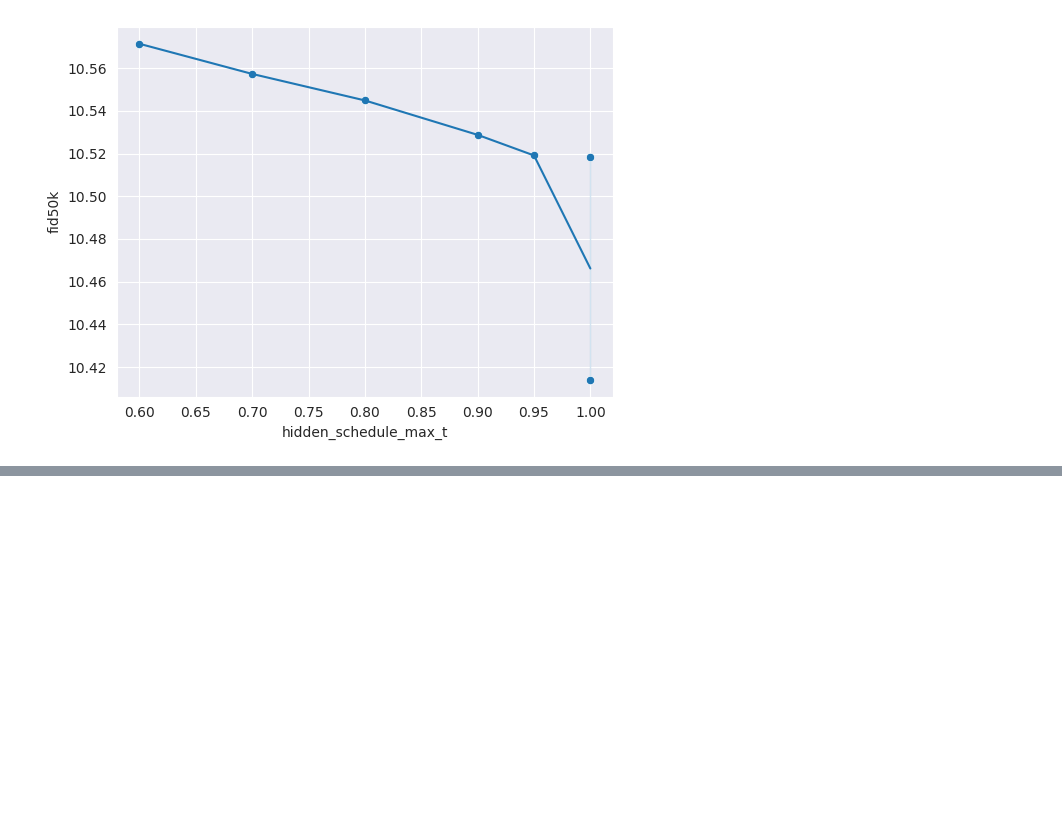
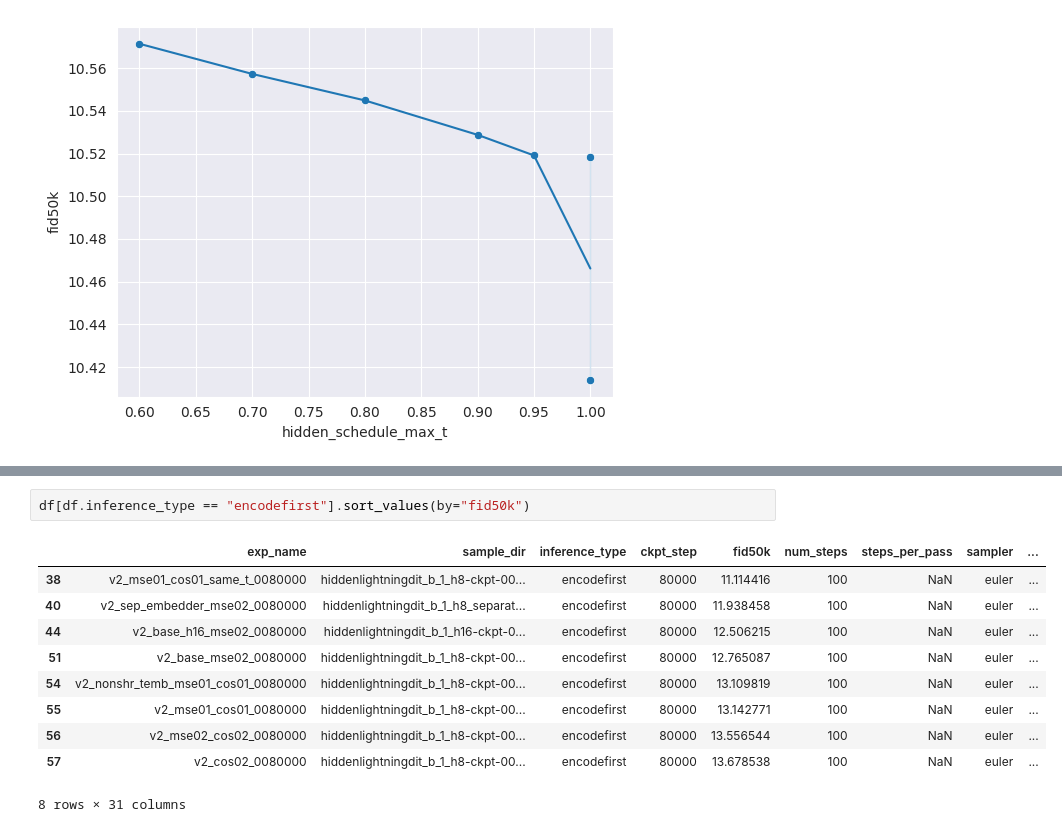
Before and after one commit to BartekPog/sfd-encoder, a Jupyter notebook: notebooks/fid_tables.ipynb, the cells around one changed output, grey strips where cells are left out. Cells and saved outputs as stored; diff of their text form; blank space fills up the shorter version.

```diff
--- a/notebooks/fid_tables.ipynb
+++ b/notebooks/fid_tables.ipynb
@@ -165,0 +190,13 @@ sns.scatterplot(x="hidden_schedule_max_t", y="fid50k", data=plot_df)
+# %%
+df[df.inference_type == "encodefirst"].sort_values(by="fid50k")
+# %% [output]
+|  | exp_name | sample_dir | inference_type | ckpt_step | fid50k | num_steps | steps_per_pass | sampler | ... |
+| 38 | v2_mse01_cos01_same_t_0080000 | hiddenlightningdit_b_1_h8-ckpt-00... | encodefirst | 80000 | 11.114416 | 100 | NaN | euler | ... |
+| 40 | v2_sep_embedder_mse02_0080000 | hiddenlightningdit_b_1_h8_separat... | encodefirst | 80000 | 11.938458 | 100 | NaN | euler | ... |
+| 44 | v2_base_h16_mse02_0080000 | hiddenlightningdit_b_1_h16-ckpt-0... | encodefirst | 80000 | 12.506215 | 100 | NaN | euler | ... |
+| 51 | v2_base_mse02_0080000 | hiddenlightningdit_b_1_h8-ckpt-00... | encodefirst | 80000 | 12.765087 | 100 | NaN | euler | ... |
+| 54 | v2_nonshr_temb_mse01_cos01_0080000 | hiddenlightningdit_b_1_h8-ckpt-00... | encodefirst | 80000 | 13.109819 | 100 | NaN | euler | ... |
+| 55 | v2_mse01_cos01_0080000 | hiddenlightningdit_b_1_h8-ckpt-00... | encodefirst | 80000 | 13.142771 | 100 | NaN | euler | ... |
+| 56 | v2_mse02_cos02_0080000 | hiddenlightningdit_b_1_h8-ckpt-00... | encodefirst | 80000 | 13.556544 | 100 | NaN | euler | ... |
+| 57 | v2_cos02_0080000 | hiddenlightningdit_b_1_h8-ckpt-00... | encodefirst | 80000 | 13.678538 | 100 | NaN | euler | ... |
+8 rows × 31 columns
```
Also changed, not shown: parts of 9 cells of this notebook, 14 other files.
